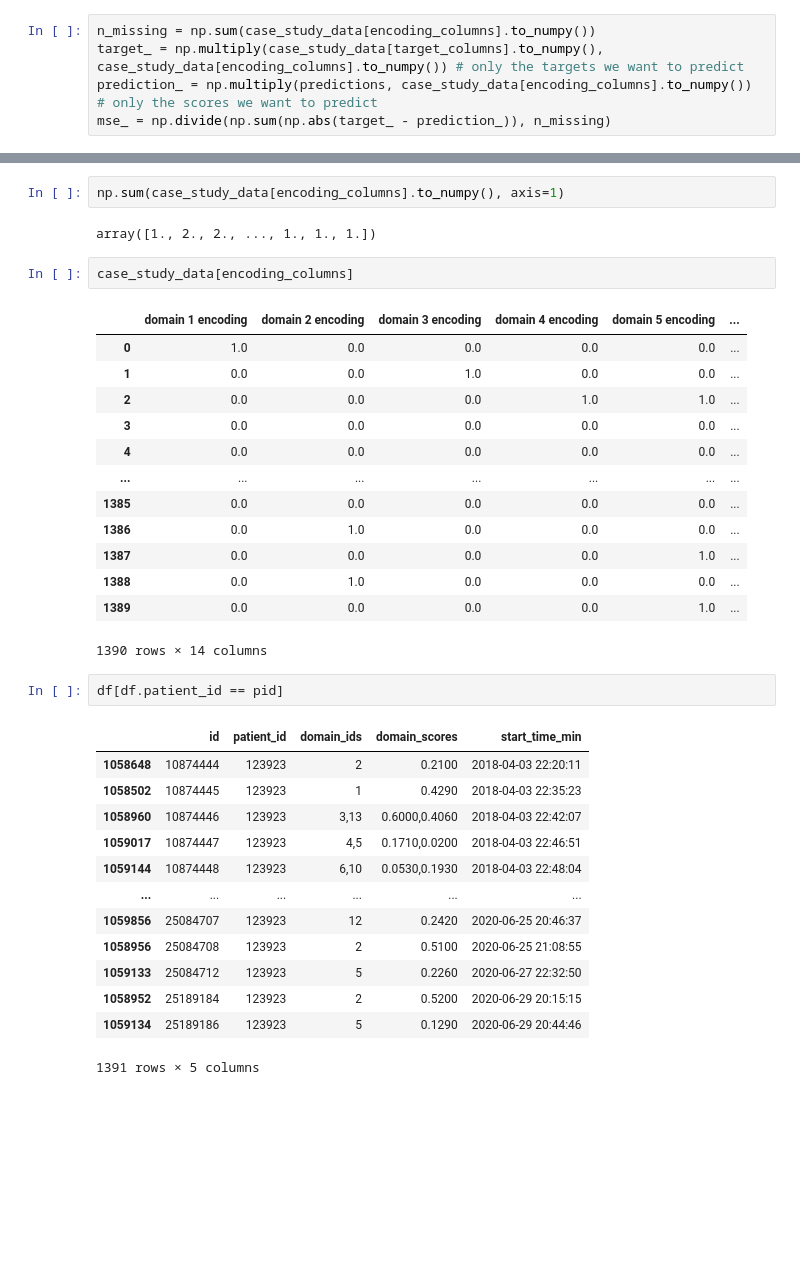
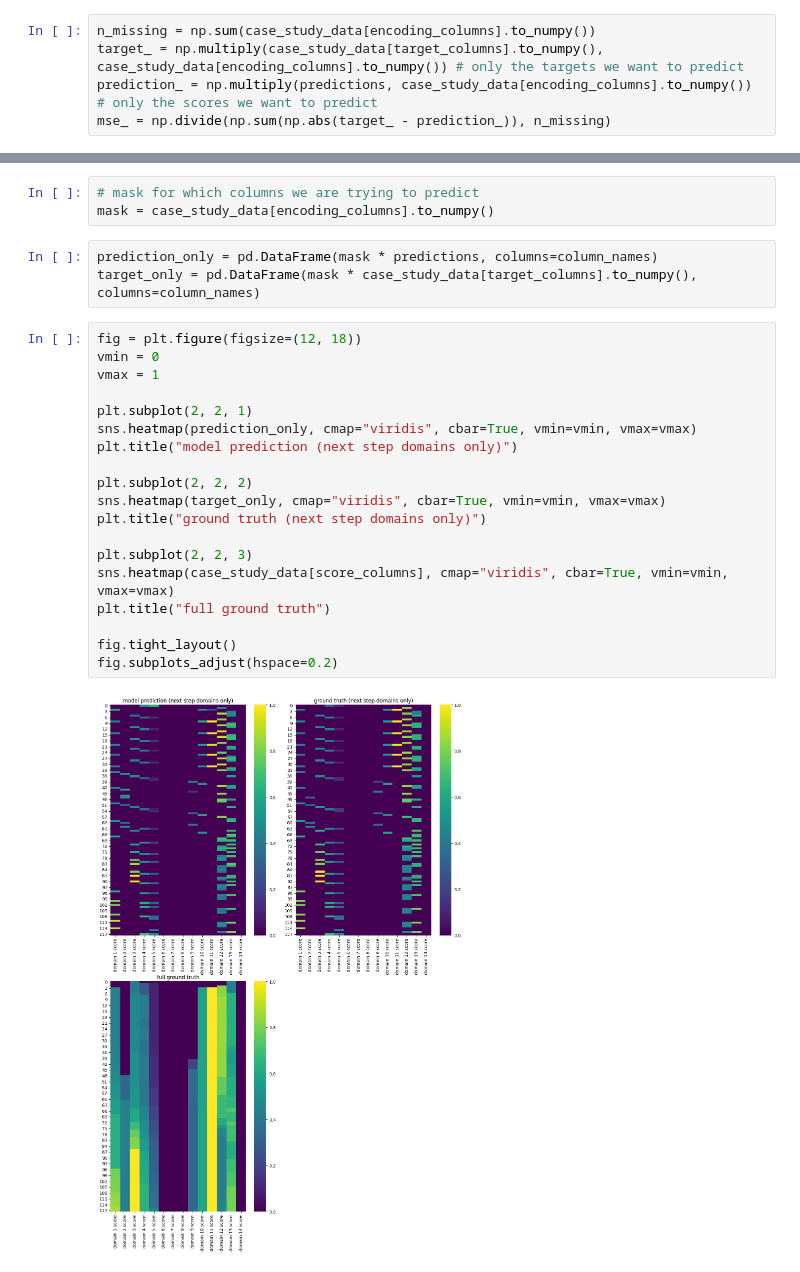
Before and after one commit to twchen88/ct_research, a Jupyter notebook: next_step_prediction.ipynb, the cells around one changed output, grey strips where cells are left out. Cells and saved outputs as stored; diff of their text form; blank space fills up the shorter version.

Commit message:
next step prediction 11-26-24

```diff
--- a/next_step_prediction.ipynb
+++ b/next_step_prediction.ipynb
@@ -563,39 +543,30 @@ plt.scatter(range(case_study_data.shape[0]), np.divide(np.sum(np.abs(target_ - p
-# %%
-np.sum(case_study_data[encoding_columns].to_numpy(), axis=1)
-# %% [output]
-array([1., 2., 2., ..., 1., 1., 1.])
-# %%
-case_study_data[encoding_columns]
-# %% [output]
-|  | domain 1 encoding | domain 2 encoding | domain 3 encoding | domain 4 encoding | domain 5 encoding | ... |
-| 0 | 1.0 | 0.0 | 0.0 | 0.0 | 0.0 | ... |
-| 1 | 0.0 | 0.0 | 1.0 | 0.0 | 0.0 | ... |
-| 2 | 0.0 | 0.0 | 0.0 | 1.0 | 1.0 | ... |
-| 3 | 0.0 | 0.0 | 0.0 | 0.0 | 0.0 | ... |
-| 4 | 0.0 | 0.0 | 0.0 | 0.0 | 0.0 | ... |
-| ... | ... | ... | ... | ... | ... | ... |
-| 1385 | 0.0 | 0.0 | 0.0 | 0.0 | 0.0 | ... |
-| 1386 | 0.0 | 1.0 | 0.0 | 0.0 | 0.0 | ... |
-| 1387 | 0.0 | 0.0 | 0.0 | 0.0 | 1.0 | ... |
-| 1388 | 0.0 | 1.0 | 0.0 | 0.0 | 0.0 | ... |
-| 1389 | 0.0 | 0.0 | 0.0 | 0.0 | 1.0 | ... |
-1390 rows × 14 columns
-# %%
-df[df.patient_id == pid]
-# %% [output]
-|  | id | patient_id | domain_ids | domain_scores | start_time_min |
-| 1058648 | 10874444 | 123923 | 2 | 0.2100 | 2018-04-03 22:20:11 |
-| 1058502 | 10874445 | 123923 | 1 | 0.4290 | 2018-04-03 22:35:23 |
-| 1058960 | 10874446 | 123923 | 3,13 | 0.6000,0.4060 | 2018-04-03 22:42:07 |
-| 1059017 | 10874447 | 123923 | 4,5 | 0.1710,0.0200 | 2018-04-03 22:46:51 |
-| 1059144 | 10874448 | 123923 | 6,10 | 0.0530,0.1930 | 2018-04-03 22:48:04 |
-| ... | ... | ... | ... | ... | ... |
-| 1059856 | 25084707 | 123923 | 12 | 0.2420 | 2020-06-25 20:46:37 |
-| 1058956 | 25084708 | 123923 | 2 | 0.5100 | 2020-06-25 21:08:55 |
-| 1059133 | 25084712 | 123923 | 5 | 0.2260 | 2020-06-27 22:32:50 |
-| 1058952 | 25189184 | 123923 | 2 | 0.5200 | 2020-06-29 20:15:15 |
-| 1059134 | 25189186 | 123923 | 5 | 0.1290 | 2020-06-29 20:44:46 |
-1391 rows × 5 columns
+# %%
+# mask for which columns we are trying to predict
+mask = case_study_data[encoding_columns].to_numpy()
+# %%
+prediction_only = pd.DataFrame(mask * predictions, columns=column_names)
+target_only = pd.DataFrame(mask * case_study_data[target_columns].to_numpy(), columns=column_names)
+# %%
+fig = plt.figure(figsize=(12, 18))
+vmin = 0
+vmax = 1
+
+plt.subplot(2, 2, 1)
+sns.heatmap(prediction_only, cmap="viridis", cbar=True, vmin=vmin, vmax=vmax)
+plt.title("model prediction (next step domains only)")
+
+plt.subplot(2, 2, 2)
+sns.heatmap(target_only, cmap="viridis", cbar=True, vmin=vmin, vmax=vmax)
+plt.title("ground truth (next step domains only)")
+
+plt.subplot(2, 2, 3)
+sns.heatmap(case_study_data[score_columns], cmap="viridis", cbar=True, vmin=vmin, vmax=vmax)
+plt.title("full ground truth")
+
+fig.tight_layout()
+fig.subplots_adjust(hspace=0.2)
+# %% [output]
+[figure, added]
 # %%
 np.unique(df[df.patient_id == pid]["domain_ids"])
 # %% [output]
```
Also changed, not shown: parts of 23 cells of this notebook.
